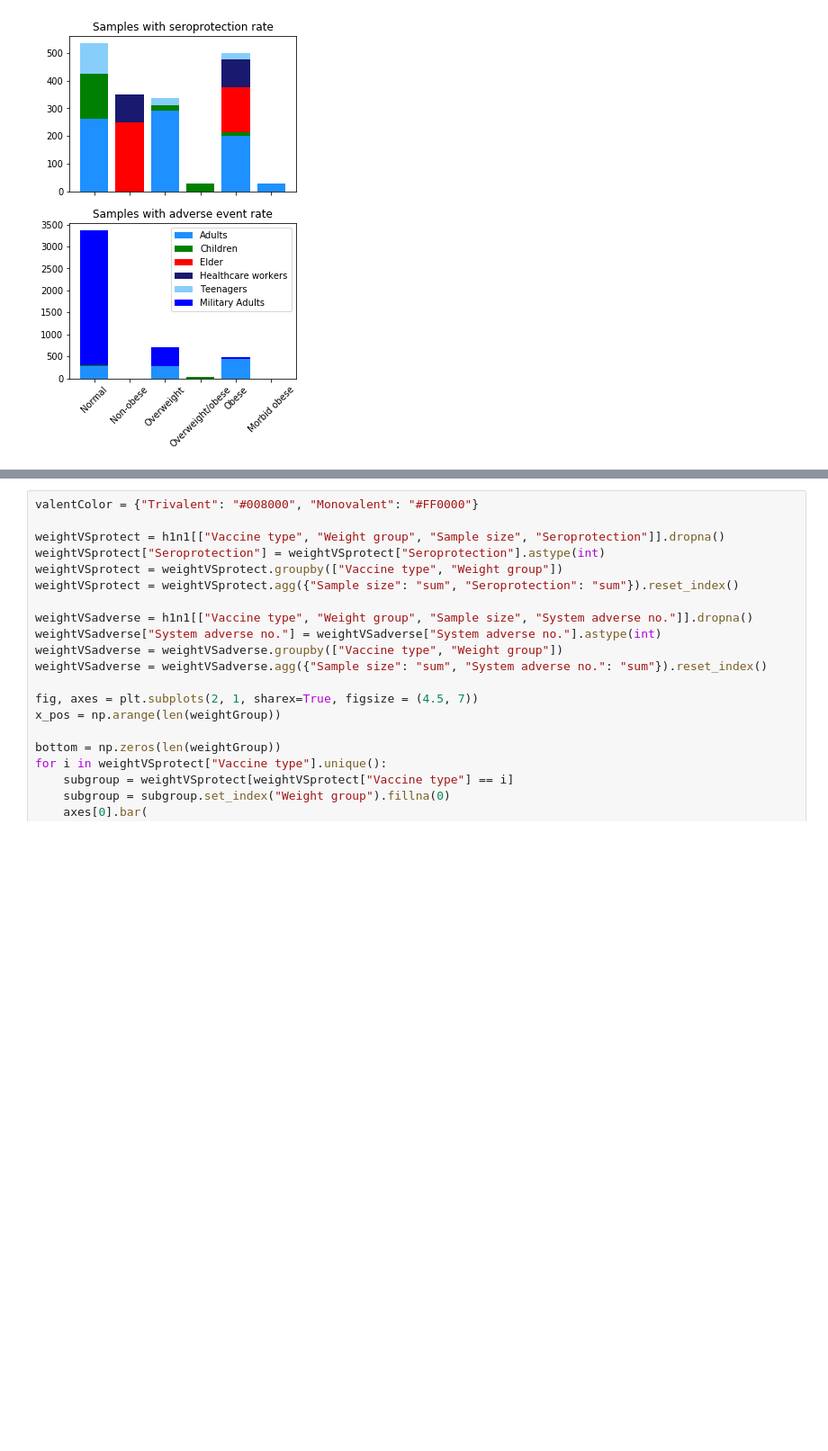
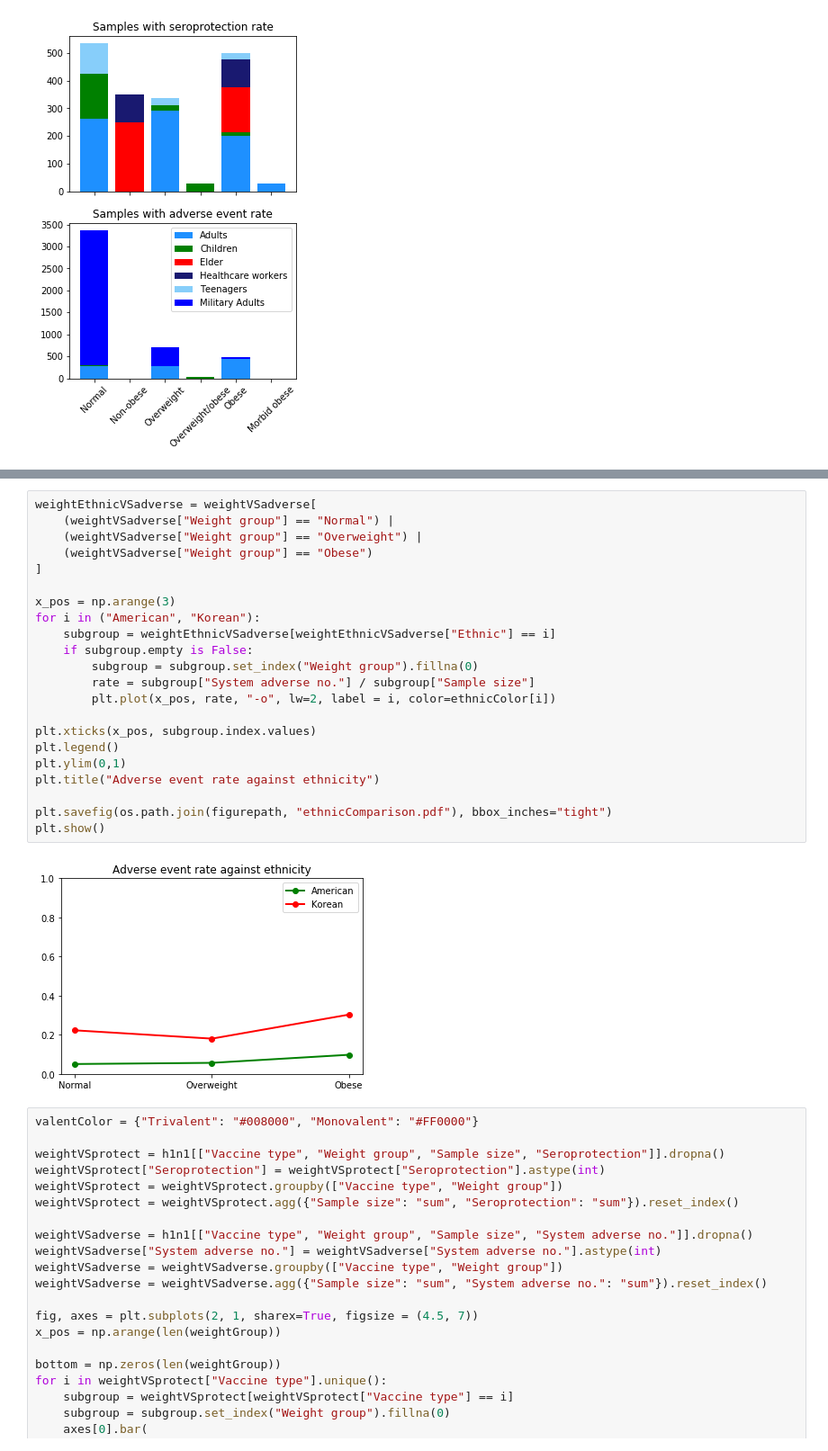
Before and after one commit to Takkoona/PUBL05022_Final, a Jupyter notebook: makePlots.ipynb, the cells around one changed output, grey strips where cells are left out. Shown: that part at 90% size. Cells and saved outputs as stored; diff of their text form; blank space fills up the shorter version.

```diff
--- a/makePlots.ipynb
+++ b/makePlots.ipynb
@@ -184,3 +293,27 @@ plt.show()
+# %%
+weightEthnicVSadverse = weightVSadverse[
+    (weightVSadverse["Weight group"] == "Normal") |
+    (weightVSadverse["Weight group"] == "Overweight") |
+    (weightVSadverse["Weight group"] == "Obese")
+]
+
+x_pos = np.arange(3)
+for i in ("American", "Korean"):
+    subgroup = weightEthnicVSadverse[weightEthnicVSadverse["Ethnic"] == i]
+    if subgroup.empty is False:
+        subgroup = subgroup.set_index("Weight group").fillna(0)
+        rate = subgroup["System adverse no."] / subgroup["Sample size"]
+        plt.plot(x_pos, rate, "-o", lw=2, label = i, color=ethnicColor[i])
+
+plt.xticks(x_pos, subgroup.index.values)
+plt.legend()
+plt.ylim(0,1)
+plt.title("Adverse event rate against ethnicity")
+
+plt.savefig(os.path.join(figurepath, "ethnicComparison.pdf"), bbox_inches="tight")
+plt.show()
+# %% [output]
+[figure, added]
 # %%
 valentColor = {"Trivalent": "#008000", "Monovalent": "#FF0000"}
 
```
Also changed, not shown: parts of 10 cells of this notebook, 8 other files.
